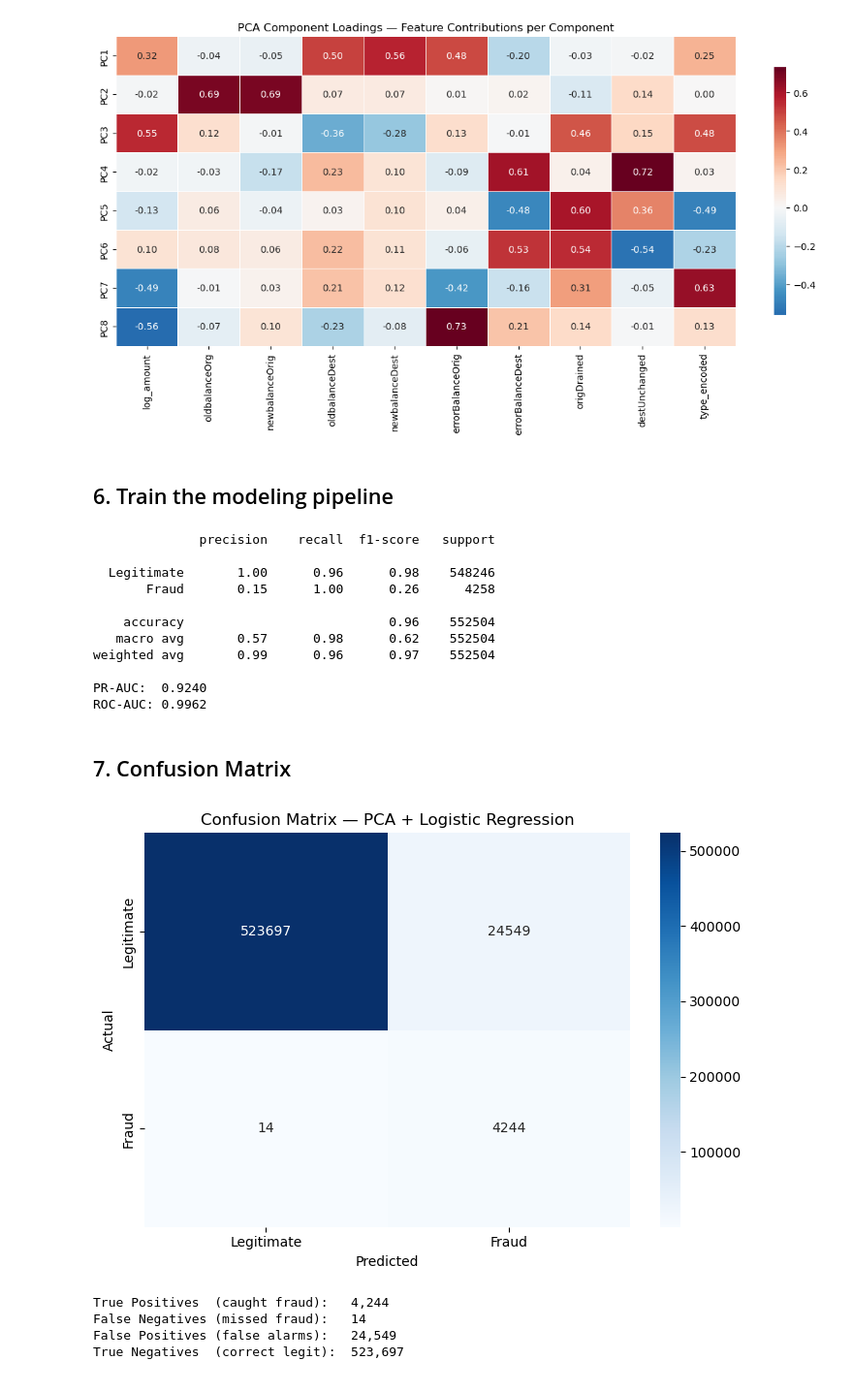
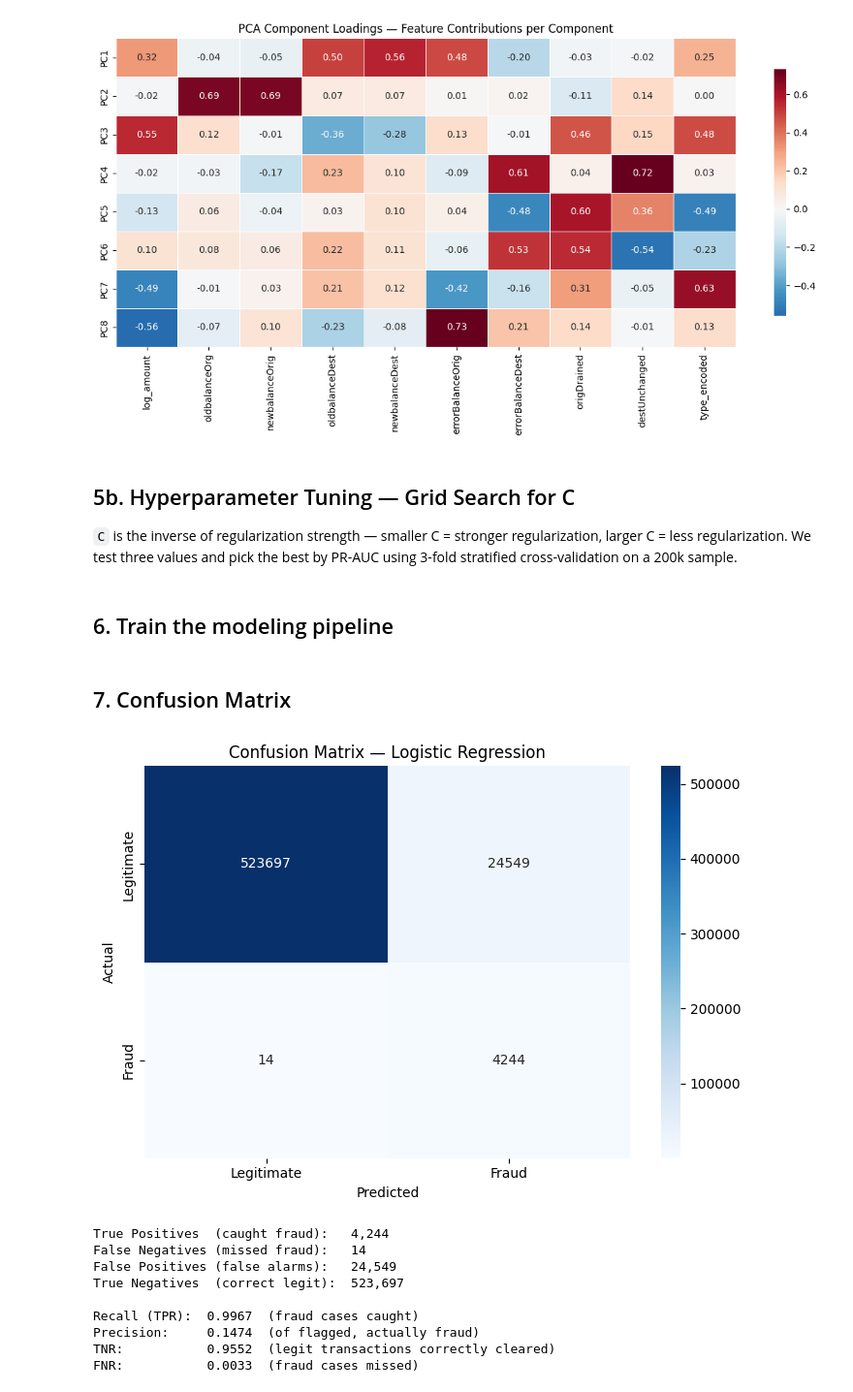
Before and after one commit to joshleeds/BA305-Project, a Jupyter notebook: Model_PCA_LR.ipynb, the cells around one changed output. Shown at 97% size. Drawn from its saved outputs; the diff is of its cells as text; code cells hidden in the pictures.

```diff
--- a/Model_PCA_LR.ipynb
+++ b/Model_PCA_LR.ipynb
@@ -172,6 +172,39 @@ plt.tight_layout()
 plt.show()
 # %% [output]
 [figure]
+# %% [markdown]
+## 5b. Hyperparameter Tuning — Grid Search for C
+
+`C` is the inverse of regularization strength — smaller C = stronger regularization, larger C = less regularization. We test three values and pick the best by PR-AUC using 3-fold stratified cross-validation on a 200k sample.
+# %%
+from sklearn.model_selection import cross_val_score, StratifiedKFold
+
+C_VALUES = [0.01, 0.1, 1.0]
+
+sample_size = min(200_000, len(X_train))
+rng_gs = np.random.default_rng(42)
+sample_idx_gs = rng_gs.choice(len(X_train), size=sample_size, replace=False)
+X_gs = X_train[sample_idx_gs]
+y_gs = y_train[sample_idx_gs]
+
+gs_results = []
+print("Grid search over C (3-fold CV, PR-AUC, 200k sample):\n")
+for C in C_VALUES:
+    pipe_gs = Pipeline([
+        ('scaler', StandardScaler()),
+        ('pca', PCA(n_components=N_COMPONENTS)),
+        ('clf', LogisticRegression(C=C, class_weight='balanced', max_iter=1000,
+                                   solver='lbfgs', random_state=42)),
+    ])
+    skf_gs = StratifiedKFold(n_splits=3, shuffle=True, random_state=42)
+    scores = cross_val_score(pipe_gs, X_gs, y_gs, cv=skf_gs,
+                             scoring='average_precision', n_jobs=-1)
+    gs_results.append({'C': C, 'mean_pr_auc': scores.mean(), 'std': scores.std()})
+    print(f"  C={C:6.2f}  ->  PR-AUC: {scores.mean():.4f} ± {scores.std():.4f}")
+
+gs_df = pd.DataFrame(gs_results)
+best_C = gs_df.loc[gs_df['mean_pr_auc'].idxmax(), 'C']
+print(f"\nBest C: {best_C}")
 # %% [markdown]
 ## 6. Train the modeling pipeline
 # %%
@@ -179,9 +212,10 @@ pipeline = Pipeline([
     ('scaler', StandardScaler()),
     ('pca', PCA(n_components=N_COMPONENTS)),
     ('clf', LogisticRegression(
-        class_weight='balanced', max_iter=1000, solver='lbfgs', random_state=42)),
+        C=best_C, class_weight='balanced', max_iter=1000, solver='lbfgs', random_state=42)),
 ])
 
+print(f"Training with best_C={best_C}")
 pipeline.fit(X_train, y_train)
 y_pred = pipeline.predict(X_test)
 y_proba = pipeline.predict_proba(X_test)[:, 1]
@@ -189,44 +223,41 @@ y_proba = pipeline.predict_proba(X_test)[:, 1]
 print(classification_report(y_test, y_pred, target_names=['Legitimate', 'Fraud']))
 print(f"PR-AUC:  {average_precision_score(y_test, y_proba):.4f}")
 print(f"ROC-AUC: {roc_auc_score(y_test, y_proba):.4f}")
-# %% [output]
-              precision    recall  f1-score   support
-
-  Legitimate       1.00      0.96      0.98    548246
-       Fraud       0.15      1.00      0.26      4258
-
-    accuracy                           0.96    552504
-   macro avg       0.57      0.98      0.62    552504
-weighted avg       0.99      0.96      0.97    552504
-
-PR-AUC:  0.9240
-ROC-AUC: 0.9962
 # %% [markdown]
 ## 7. Confusion Matrix
 # %%
 cm = confusion_matrix(y_test, y_pred)
 
 plt.figure(figsize=(7, 5))
 sns.heatmap(cm, annot=True, fmt='d', cmap='Blues',
             xticklabels=['Legitimate', 'Fraud'],
             yticklabels=['Legitimate', 'Fraud'])
-plt.title('Confusion Matrix — PCA + Logistic Regression')
+plt.title('Confusion Matrix — Logistic Regression')
 plt.ylabel('Actual')
 plt.xlabel('Predicted')
 plt.tight_layout()
 plt.show()
 
 tn, fp, fn, tp = cm.ravel()
 print(f"True Positives  (caught fraud):   {tp:,}")
 print(f"False Negatives (missed fraud):   {fn:,}")
 print(f"False Positives (false alarms):   {fp:,}")
 print(f"True Negatives  (correct legit):  {tn:,}")
+print(f"\nRecall (TPR):  {tp / (tp + fn):.4f}  (fraud cases caught)")
+print(f"Precision:     {tp / (tp + fp):.4f}  (of flagged, actually fraud)")
+print(f"TNR:           {tn / (tn + fp):.4f}  (legit transactions correctly cleared)")
+print(f"FNR:           {fn / (fn + tp):.4f}  (fraud cases missed)")
 # %% [output]
-[figure, old version]
+[figure, new version]
 True Positives  (caught fraud):   4,244
 False Negatives (missed fraud):   14
 False Positives (false alarms):   24,549
 True Negatives  (correct legit):  523,697
+
+Recall (TPR):  0.9967  (fraud cases caught)
+Precision:     0.1474  (of flagged, actually fraud)
+TNR:           0.9552  (legit transactions correctly cleared)
+FNR:           0.0033  (fraud cases missed)
 # %% [markdown]
 ## 8. Precision-Recall Curve & Threshold Tuning
 
```
Also changed, not shown: parts of 3 cells of this notebook, 2 other files.
